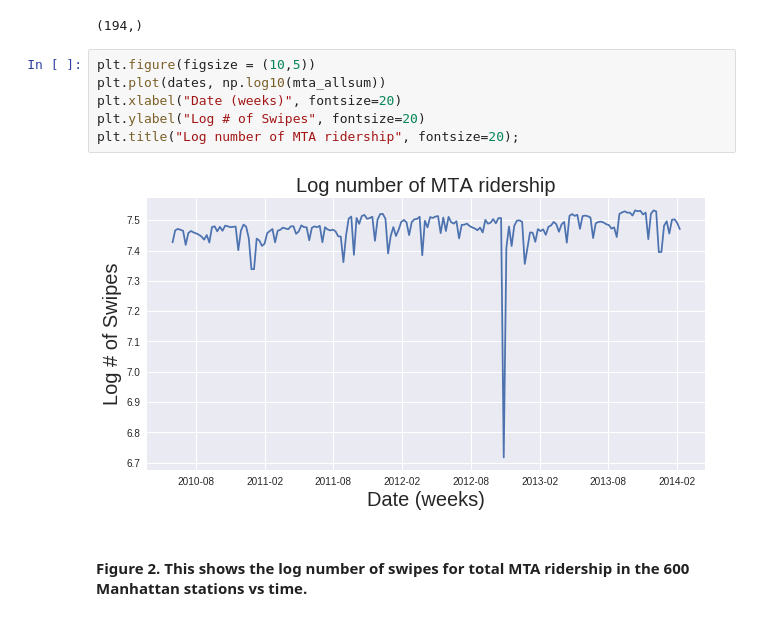
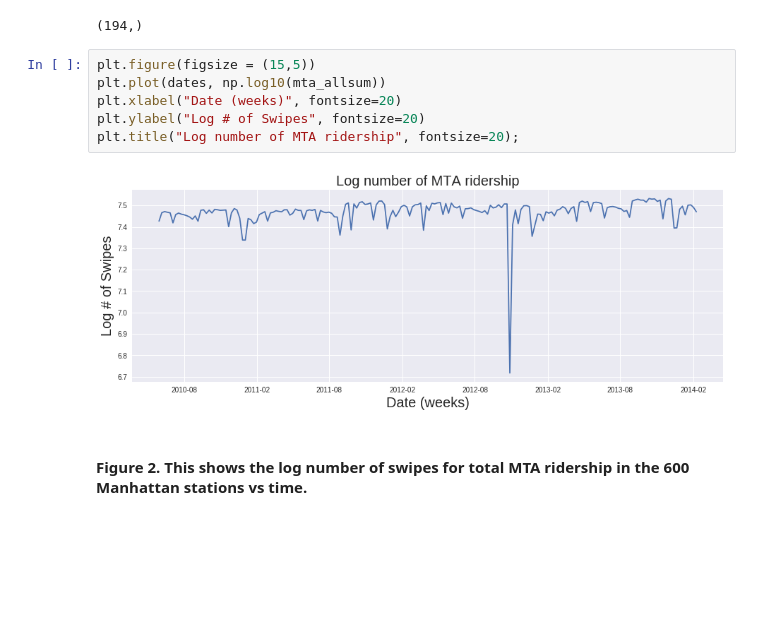
Before and after one commit to kpan125/PUI2017_kwp225, a Jupyter notebook: HW10_kwp225/HW10_subway_timeseries_kwp225.ipynb, the cells around one changed output. Cells and saved outputs as stored; diff of their text form; blank space fills up the shorter version.

```diff
--- a/HW10_kwp225/HW10_subway_timeseries_kwp225.ipynb
+++ b/HW10_kwp225/HW10_subway_timeseries_kwp225.ipynb
@@ -161,13 +82,13 @@ print (mta_allsum.shape)
 # %% [output]
 (194,)
 # %%
-plt.figure(figsize = (10,5))
+plt.figure(figsize = (15,5))
 plt.plot(dates, np.log10(mta_allsum))
 plt.xlabel("Date (weeks)", fontsize=20)
 plt.ylabel("Log # of Swipes", fontsize=20)
 plt.title("Log number of MTA ridership", fontsize=20);
 # %% [output]
-[figure, old version]
+[figure, new version]
 # %% [markdown]
 #### Figure 2. This shows the log number of swipes for total MTA ridership in the 600 Manhattan stations vs time.
 # %%
```
Also changed, not shown: parts of 16 cells of this notebook, 1 other file.
